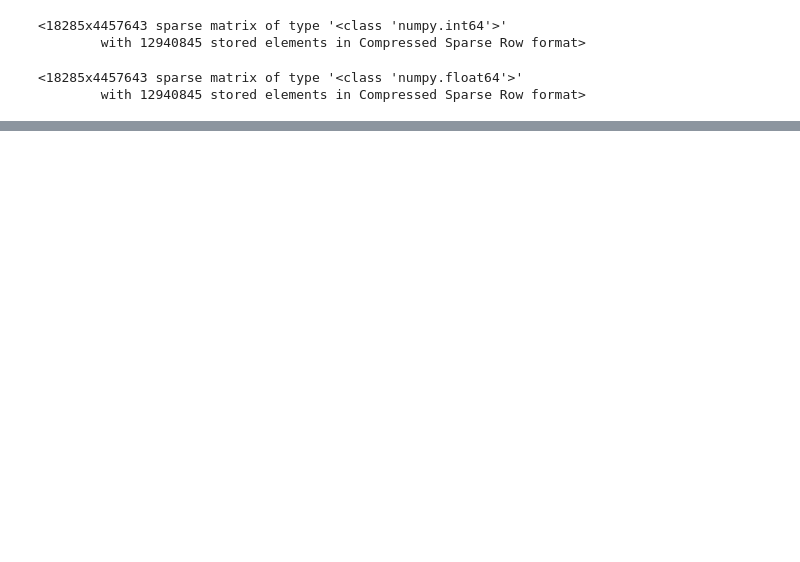
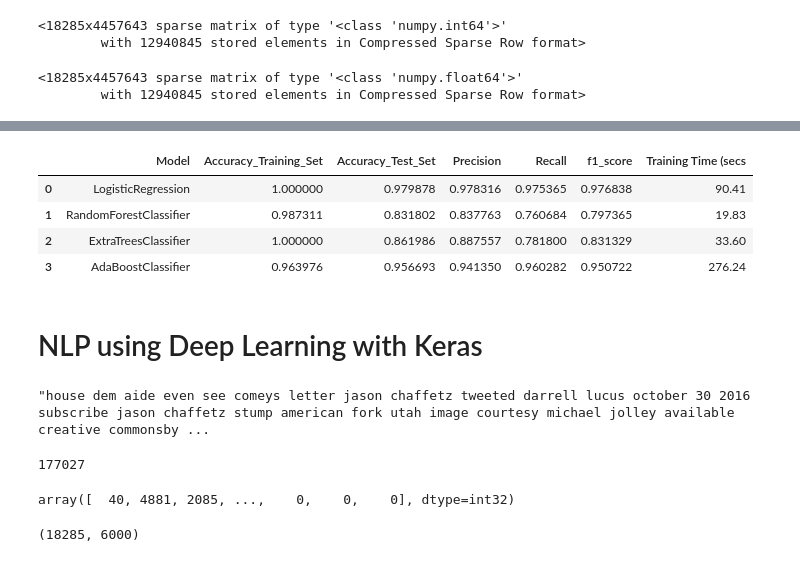
Before and after one commit to royn5618/Medium_Blog_Codes, a Jupyter notebook: Fake_News.ipynb, the cells around one changed output, grey strips where cells are left out. Cells and saved outputs as stored; diff of their text form; code cells hidden in the pictures; blank space fills up the shorter version.

```diff
--- a/Fake_News.ipynb
+++ b/Fake_News.ipynb
@@ -453,0 +548,32 @@ Accuracy of Adaboost classifier on test set: 0.90
+# %%
+df_perf_metrics
+# %% [output]
+|  | Model | Accuracy_Training_Set | Accuracy_Test_Set | Precision | Recall | f1_score | Training Time (secs |
+| 0 | LogisticRegression | 1.000000 | 0.979878 | 0.978316 | 0.975365 | 0.976838 | 90.41 |
+| 1 | RandomForestClassifier | 0.987311 | 0.831802 | 0.837763 | 0.760684 | 0.797365 | 19.83 |
+| 2 | ExtraTreesClassifier | 1.000000 | 0.861986 | 0.887557 | 0.781800 | 0.831329 | 33.60 |
+| 3 | AdaBoostClassifier | 0.963976 | 0.956693 | 0.941350 | 0.960282 | 0.950722 | 276.24 |
+# %% [markdown]
+# NLP using Deep Learning with Keras
+# %%
+all_text = train_df["all_info"].astype(str).tolist()
+all_text[0]
+# %% [output]
+"house dem aide even see comeys letter jason chaffetz tweeted darrell lucus october 30 2016 subscribe jason chaffetz stump american fork utah image courtesy michael jolley available creative commonsby ...
+# %%
+tokenizer = Tokenizer(oov_token = "<OOV>", num_words=6000)
+tokenizer.fit_on_texts(all_text)
+word_index = tokenizer.word_index
+len(word_index)
+# %% [output]
+177027
+# %%
+sequences = tokenizer.texts_to_sequences(all_text)
+padded = pad_sequences(sequences, padding = 'post', maxlen=6000)
+padded[0]
+# %% [output]
+array([  40, 4881, 2085, ...,    0,    0,    0], dtype=int32)
+# %%
+padded.shape
+# %% [output]
+(18285, 6000)
```
Also changed, not shown: parts of 38 cells of this notebook.
